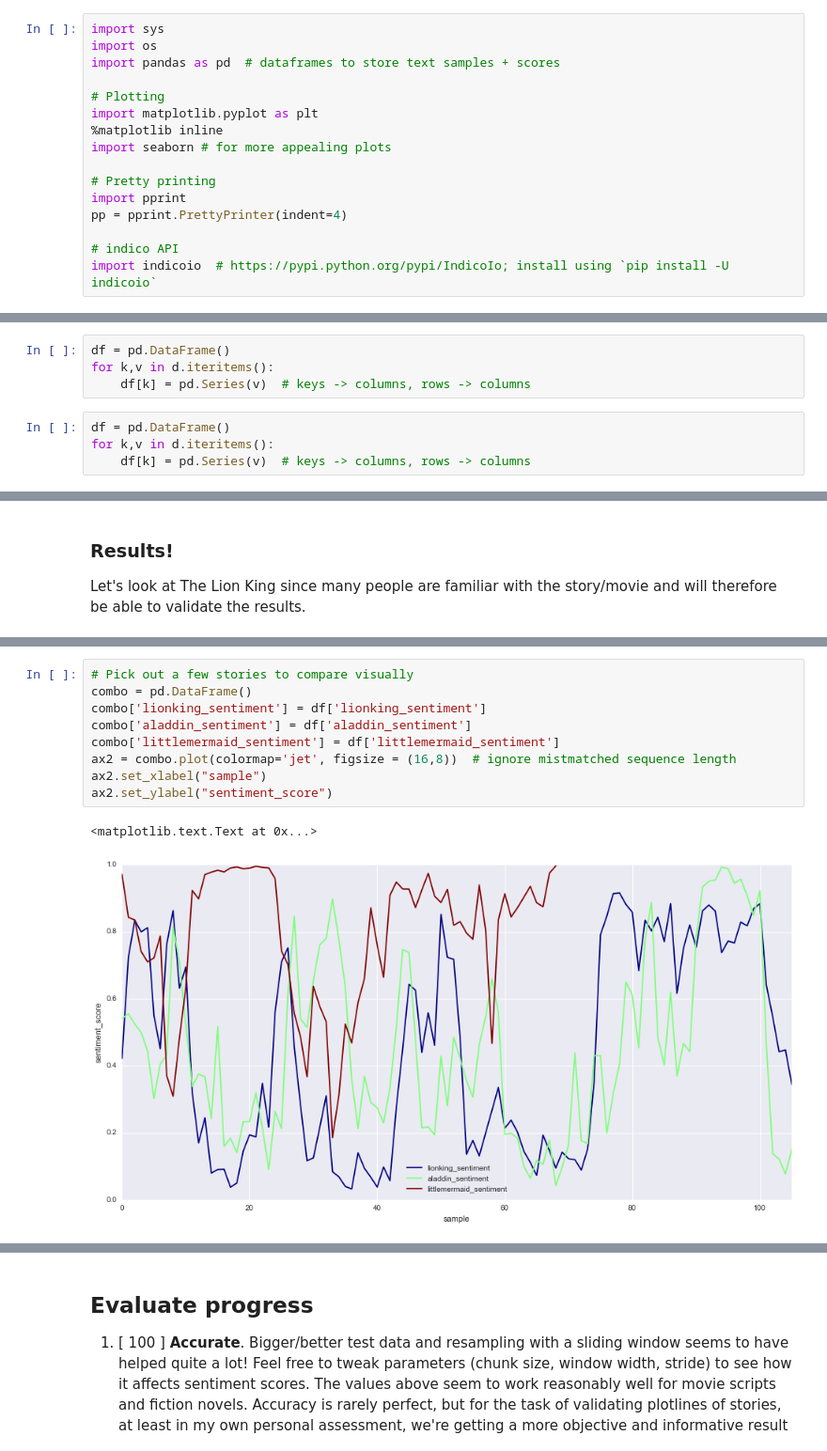
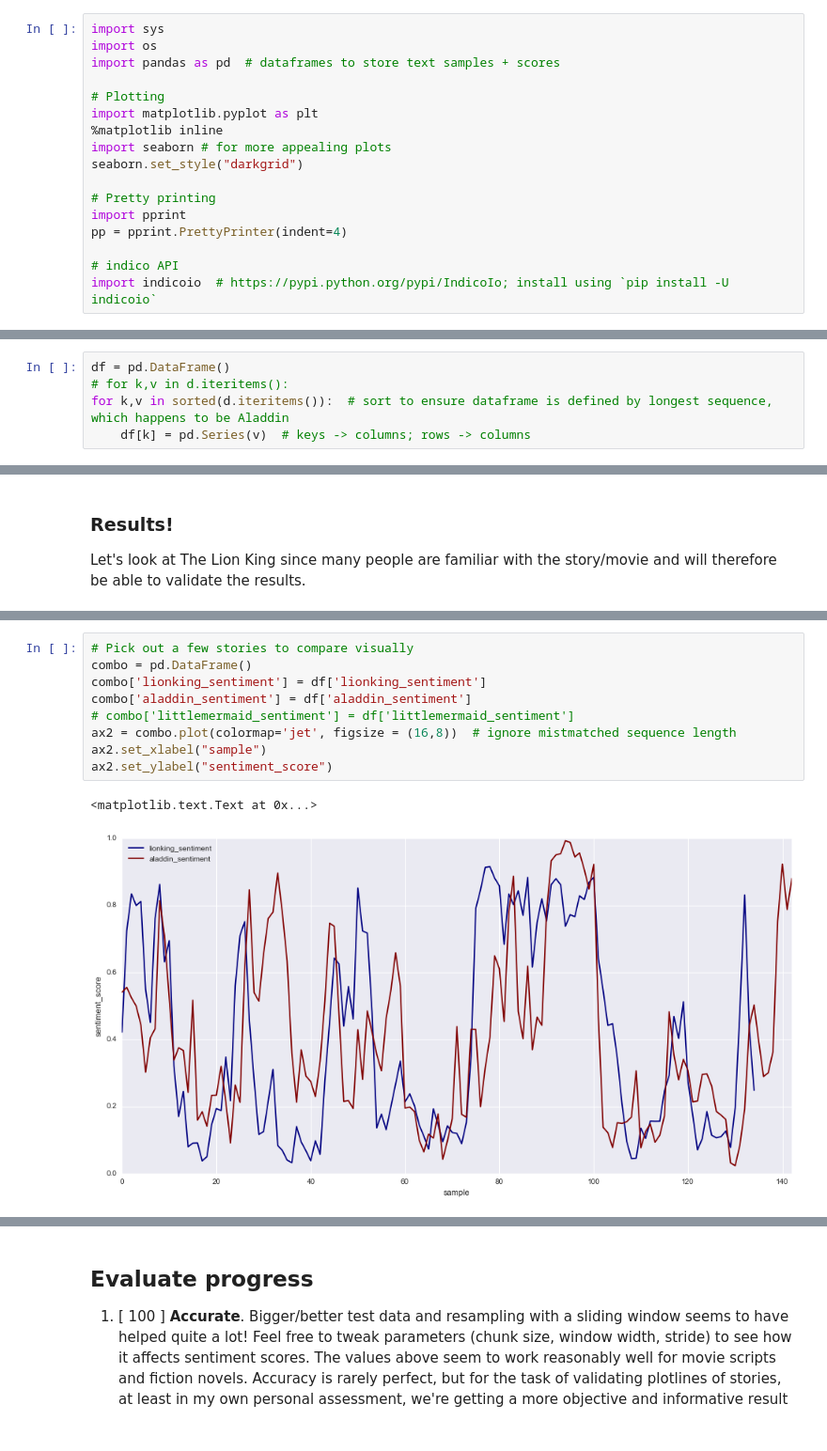
Before and after one commit to IndicoDataSolutions/plotlines, a Jupyter notebook: movie_plotlines.ipynb, the cells around one changed output, grey strips where cells are left out. Shown at 94% size. Drawn from its saved outputs; the diff is of its cells as text.

Commit message:
Updated notebook with new images, and to fix dataframe length issues

```diff
--- a/movie_plotlines.ipynb
+++ b/movie_plotlines.ipynb
@@ -96,6 +97,7 @@ import pandas as pd  # dataframes to store text samples + scores
 import matplotlib.pyplot as plt
 %matplotlib inline
 import seaborn # for more appealing plots
+seaborn.set_style("darkgrid")
 
 # Pretty printing
 import pprint
@@ -395,10 +397,7 @@ Looking for input text files: '/Users/djk/Documents/INDICO/DEMOS/Movie_plotlines
 ...complete!
 # %%
 df = pd.DataFrame()
-for k,v in d.iteritems():
-    df[k] = pd.Series(v)  # keys -> columns, rows -> columns
+# for k,v in d.iteritems():
+for k,v in sorted(d.iteritems()):  # sort to ensure dataframe is defined by longest sequence, which happens to be Aladdin
+    df[k] = pd.Series(v)  # keys -> columns; rows -> columns
-# %%
-df = pd.DataFrame()
-for k,v in d.iteritems():
-    df[k] = pd.Series(v)  # keys -> columns, rows -> columns
 # %%
@@ -440,13 +441,13 @@ ax.set_title("Lion King")
 # %%
 # Pick out a few stories to compare visually
 combo = pd.DataFrame()
 combo['lionking_sentiment'] = df['lionking_sentiment']
 combo['aladdin_sentiment'] = df['aladdin_sentiment']
-combo['littlemermaid_sentiment'] = df['littlemermaid_sentiment']
+# combo['littlemermaid_sentiment'] = df['littlemermaid_sentiment']
 ax2 = combo.plot(colormap='jet', figsize = (16,8))  # ignore mistmatched sequence length
 ax2.set_xlabel("sample")
 ax2.set_ylabel("sentiment_score")
 # %% [output]
 <matplotlib.text.Text at 0x...>
-[figure, old version]
+[figure, new version]
 # %% [markdown]
```
Also changed, not shown: parts of 20 cells of this notebook.
